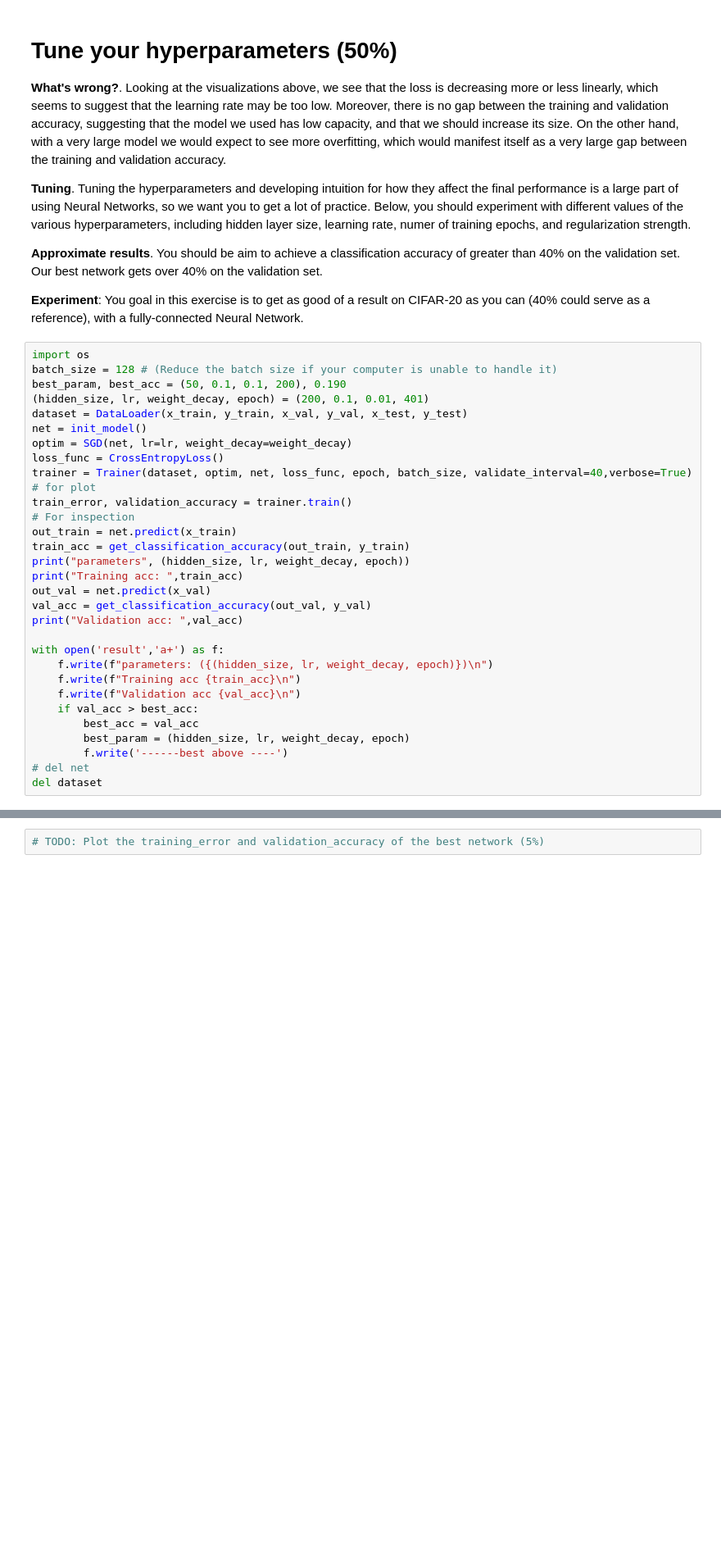
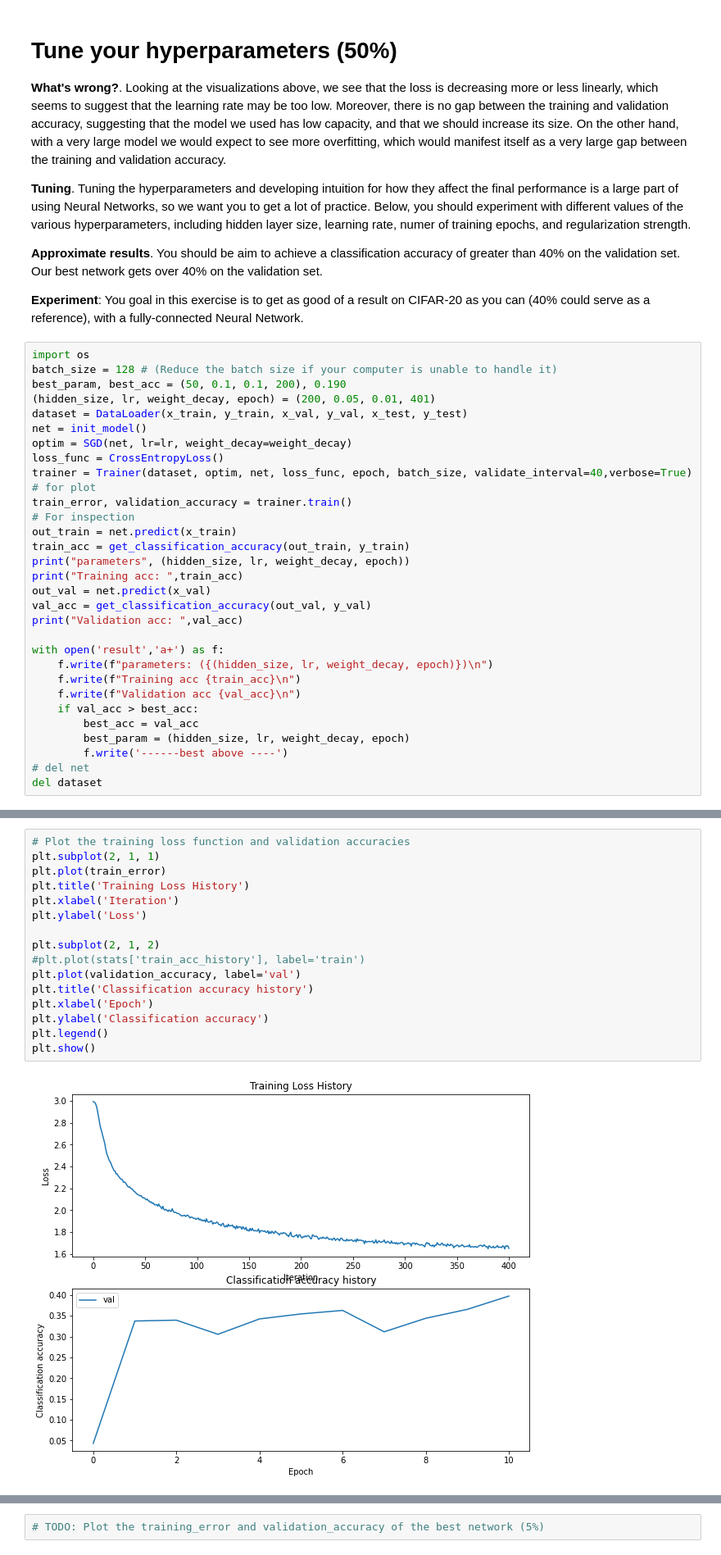
Before and after one commit to Fawkes7/ECE285-UCSD, a Jupyter notebook: assignment1/Cifar20_classification.ipynb, the cells around one changed output, grey strips where cells are left out. Shown at 82% size. Drawn from its saved outputs; the diff is of its cells as text; blank space fills up the shorter version.

```diff
--- a/assignment1/Cifar20_classification.ipynb
+++ b/assignment1/Cifar20_classification.ipynb
@@ -204,7 +216,7 @@ show_net_weights(net)
 import os
 batch_size = 128 # (Reduce the batch size if your computer is unable to handle it)
 best_param, best_acc = (50, 0.1, 0.1, 200), 0.190
-(hidden_size, lr, weight_decay, epoch) = (200, 0.1, 0.01, 401)
+(hidden_size, lr, weight_decay, epoch) = (200, 0.05, 0.01, 401)
 dataset = DataLoader(x_train, y_train, x_val, y_val, x_test, y_test)
 net = init_model()
 optim = SGD(net, lr=lr, weight_decay=weight_decay)
@@ -252,3 +264,21 @@ Validation acc:  0.425
+# %%
+# Plot the training loss function and validation accuracies
+plt.subplot(2, 1, 1)
+plt.plot(train_error)
+plt.title('Training Loss History')
+plt.xlabel('Iteration')
+plt.ylabel('Loss')
+
+plt.subplot(2, 1, 2)
+#plt.plot(stats['train_acc_history'], label='train')
+plt.plot(validation_accuracy, label='val')
+plt.title('Classification accuracy history')
+plt.xlabel('Epoch')
+plt.ylabel('Classification accuracy')
+plt.legend()
+plt.show()
+# %% [output]
+[figure, added]
 # %% [markdown]
 **Explain your hyperparameter tuning process below.**
 
```
Also changed, not shown: parts of 8 cells of this notebook, 14 other files.
